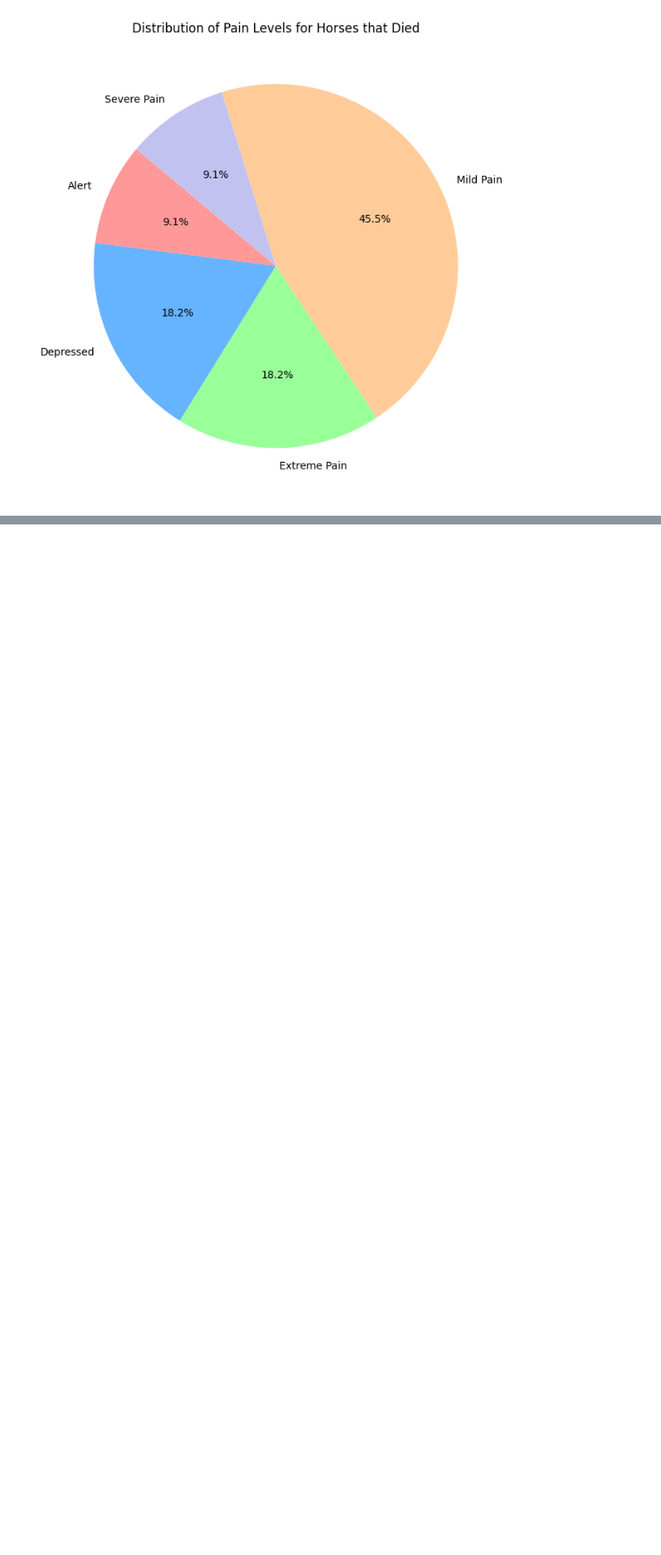
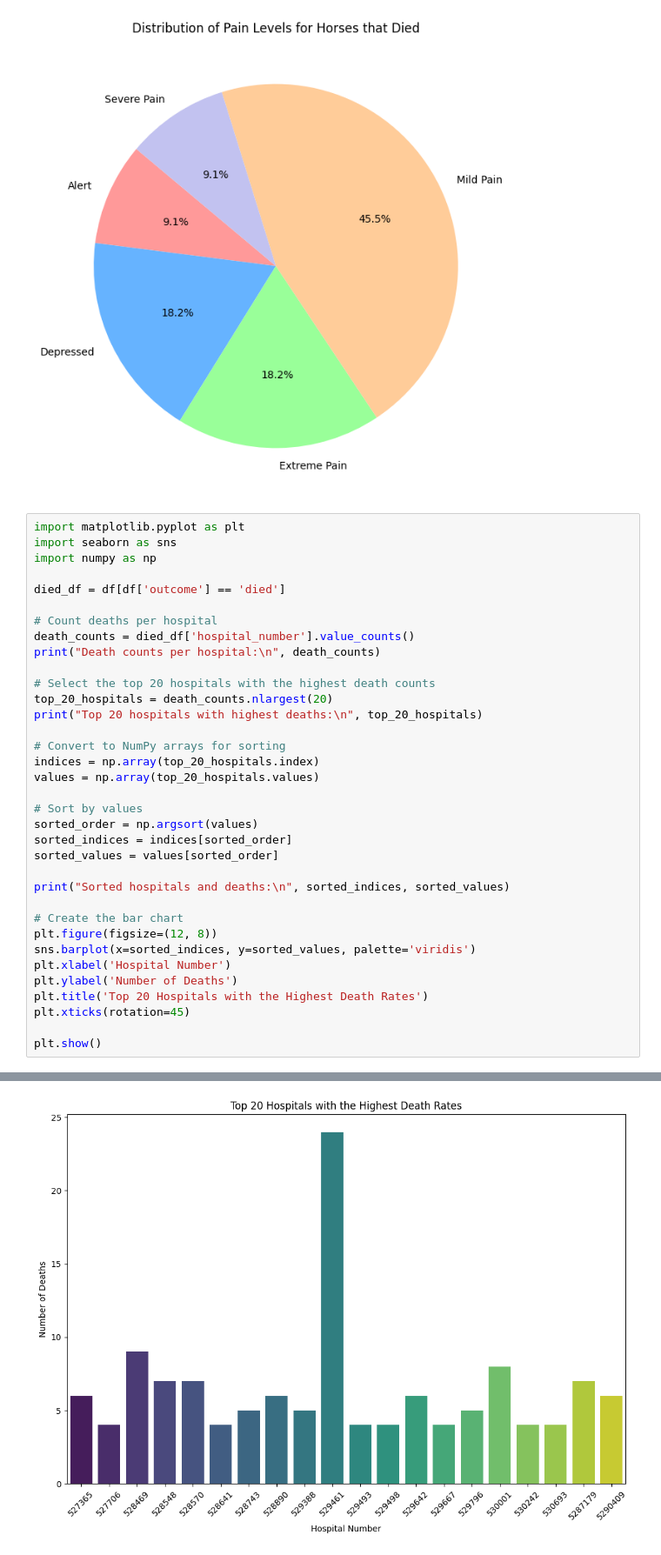
Before and after one commit to thekenpoist/machine-learning, a Jupyter notebook: Steve Hull C964 Machine Learning Capstone.ipynb, the cells around one changed output, grey strips where cells are left out. Shown at 87% size. Cells and saved outputs as stored; diff of their text form; blank space fills up the shorter version.

```diff
--- a/Steve Hull C964 Machine Learning Capstone.ipynb
+++ b/Steve Hull C964 Machine Learning Capstone.ipynb
@@ -556,3 +556,39 @@ plt.title('Distribution of Pain Levels for Horses that Died')
 plt.show()
 # %% [output]
 [figure]
+# %%
+import matplotlib.pyplot as plt
+import seaborn as sns
+import numpy as np
+
+died_df = df[df['outcome'] == 'died']
+
+# Count deaths per hospital
+death_counts = died_df['hospital_number'].value_counts()
+print("Death counts per hospital:\n", death_counts)
+
+# Select the top 20 hospitals with the highest death counts
+top_20_hospitals = death_counts.nlargest(20)
+print("Top 20 hospitals with highest deaths:\n", top_20_hospitals)
+
+# Convert to NumPy arrays for sorting
+indices = np.array(top_20_hospitals.index)
+values = np.array(top_20_hospitals.values)
+
+# Sort by values
+sorted_order = np.argsort(values)
+sorted_indices = indices[sorted_order]
+sorted_values = values[sorted_order]
+
+print("Sorted hospitals and deaths:\n", sorted_indices, sorted_values)
+
+# Create the bar chart
+plt.figure(figsize=(12, 8))
+sns.barplot(x=sorted_indices, y=sorted_values, palette='viridis')
+plt.xlabel('Hospital Number')
+plt.ylabel('Number of Deaths')
+plt.title('Top 20 Hospitals with the Highest Death Rates')
+plt.xticks(rotation=45)
+
+plt.show()
+# %% [output]
@@ -558,0 +615 @@ plt.show()
+[figure, added]
```
Also changed, not shown: parts of 1 cell of this notebook, 14 other files.
